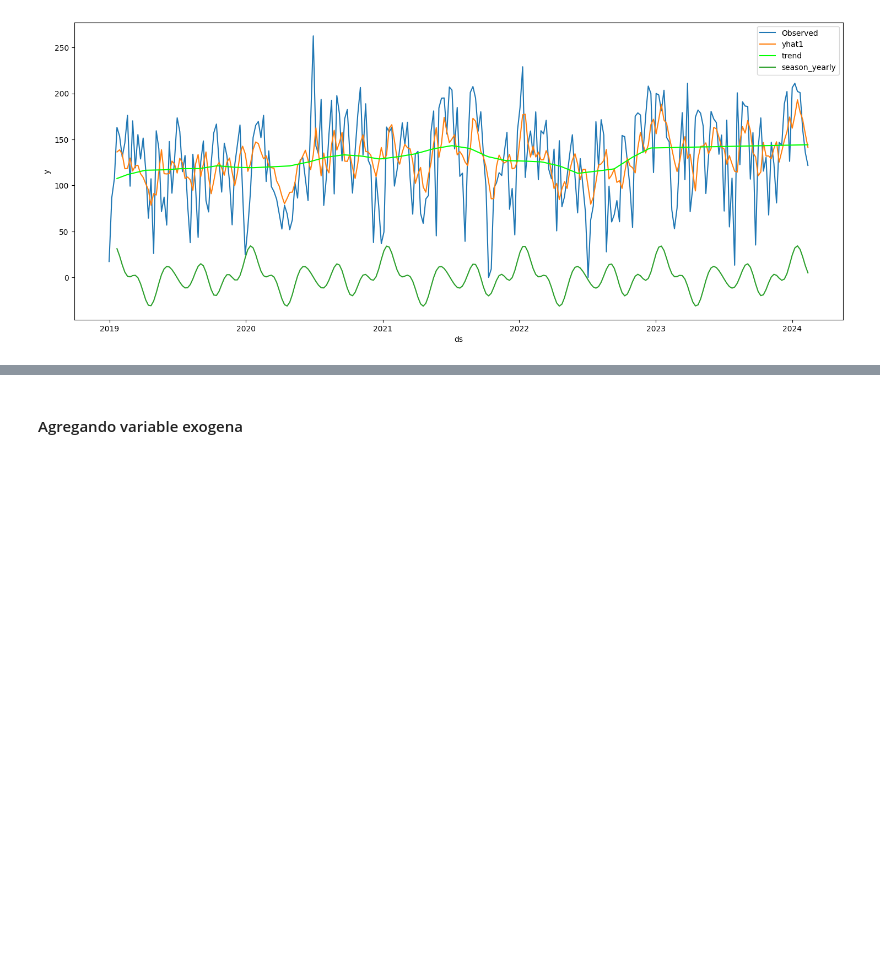
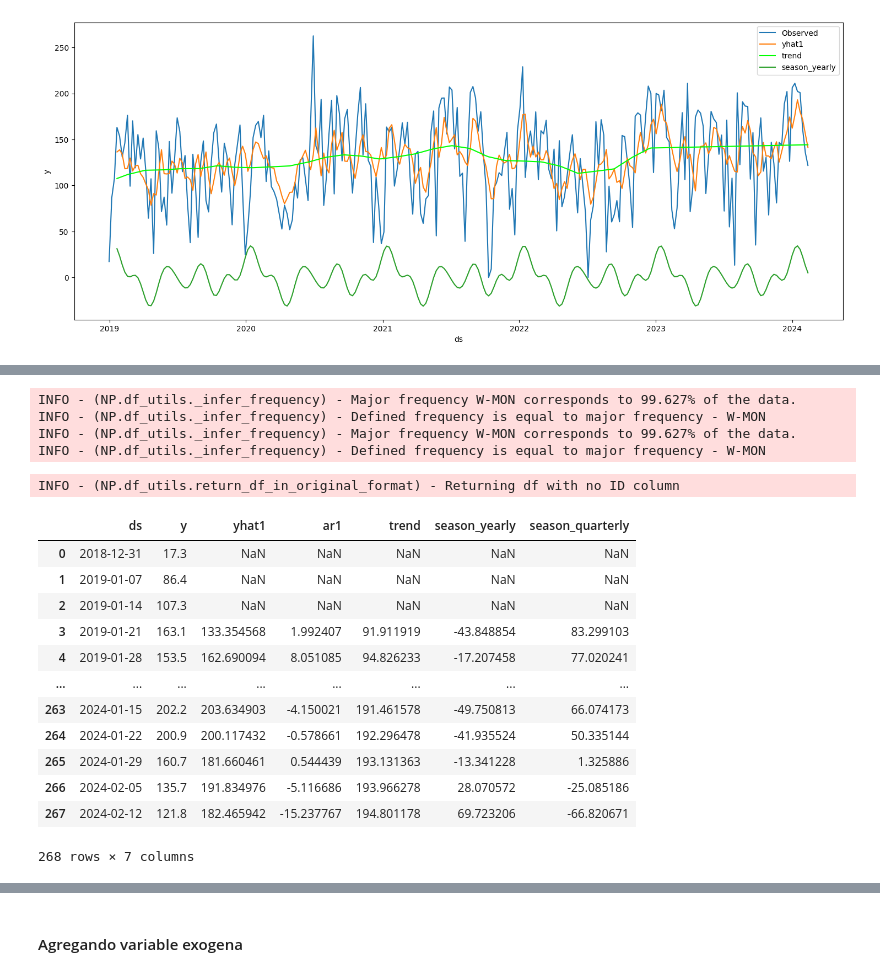
Before and after one commit to Jeslome/Series-de-Tiempo-Univariadas, a Jupyter notebook: NeuralProphet_Ivan.ipynb, the cells around one changed output, grey strips where cells are left out. Drawn from its saved outputs; the diff is of its cells as text; code cells hidden in the pictures; blank space fills up the shorter version.

```diff
--- a/NeuralProphet_Ivan.ipynb
+++ b/NeuralProphet_Ivan.ipynb
@@ -278,3 +283,10 @@ df_residuals=pd.DataFrame({"ds":npivan["ds"], "residuals":npivan["y"]-forecast["
 fig=df_residuals.plot(x="ds", y="residuals", figsize=(18,6))
 # %% [output]
 [figure]
+# %%
+# Utilizando validacion cruzada
+METRICS = ["MAE", "RMSE"]
+METRICS_VAL = ["MAE_val", "RMSE_val"]
+params = {"seasonality_mode": "additive"}
+
+folds = NeuralProphet(**params).crossvalidation_split_df(npivan, freq="W-MON", k=5, fold_pct=0.20, fold_overlap_pct=0.5)
@@ -419,0 +575,22 @@ plt.show()
+# %%
+forecast2=m2.predict(npivan[["ds","y"]],)
+forecast2
+# %% [output]
+INFO - (NP.df_utils._infer_frequency) - Major frequency W-MON corresponds to 99.627% of the data.
+INFO - (NP.df_utils._infer_frequency) - Defined frequency is equal to major frequency - W-MON
+INFO - (NP.df_utils._infer_frequency) - Major frequency W-MON corresponds to 99.627% of the data.
+INFO - (NP.df_utils._infer_frequency) - Defined frequency is equal to major frequency - W-MON
+INFO - (NP.df_utils.return_df_in_original_format) - Returning df with no ID column
+|  | ds | y | yhat1 | ar1 | trend | season_yearly | season_quarterly |
+| 0 | 2018-12-31 | 17.3 | NaN | NaN | NaN | NaN | NaN |
+| 1 | 2019-01-07 | 86.4 | NaN | NaN | NaN | NaN | NaN |
+| 2 | 2019-01-14 | 107.3 | NaN | NaN | NaN | NaN | NaN |
+| 3 | 2019-01-21 | 163.1 | 133.354568 | 1.992407 | 91.911919 | -43.848854 | 83.299103 |
+| 4 | 2019-01-28 | 153.5 | 162.690094 | 8.051085 | 94.826233 | -17.207458 | 77.020241 |
+| ... | ... | ... | ... | ... | ... | ... | ... |
+| 263 | 2024-01-15 | 202.2 | 203.634903 | -4.150021 | 191.461578 | -49.750813 | 66.074173 |
+| 264 | 2024-01-22 | 200.9 | 200.117432 | -0.578661 | 192.296478 | -41.935524 | 50.335144 |
+| 265 | 2024-01-29 | 160.7 | 181.660461 | 0.544439 | 193.131363 | -13.341228 | 1.325886 |
+| 266 | 2024-02-05 | 135.7 | 191.834976 | -5.116686 | 193.966278 | 28.070572 | -25.085186 |
+| 267 | 2024-02-12 | 121.8 | 182.465942 | -15.237767 | 194.801178 | 69.723206 | -66.820671 |
+268 rows × 7 columns
```
Also changed, not shown: parts of 17 cells of this notebook.
